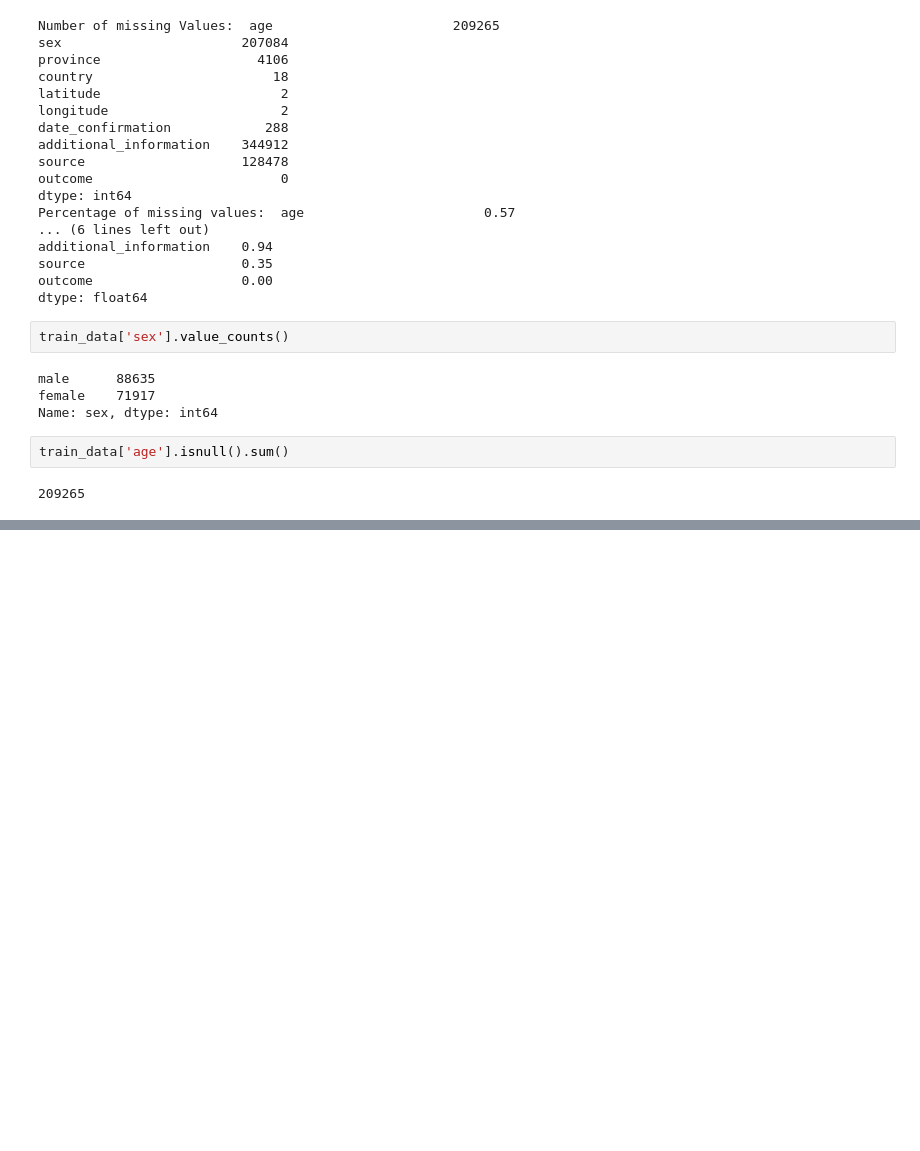
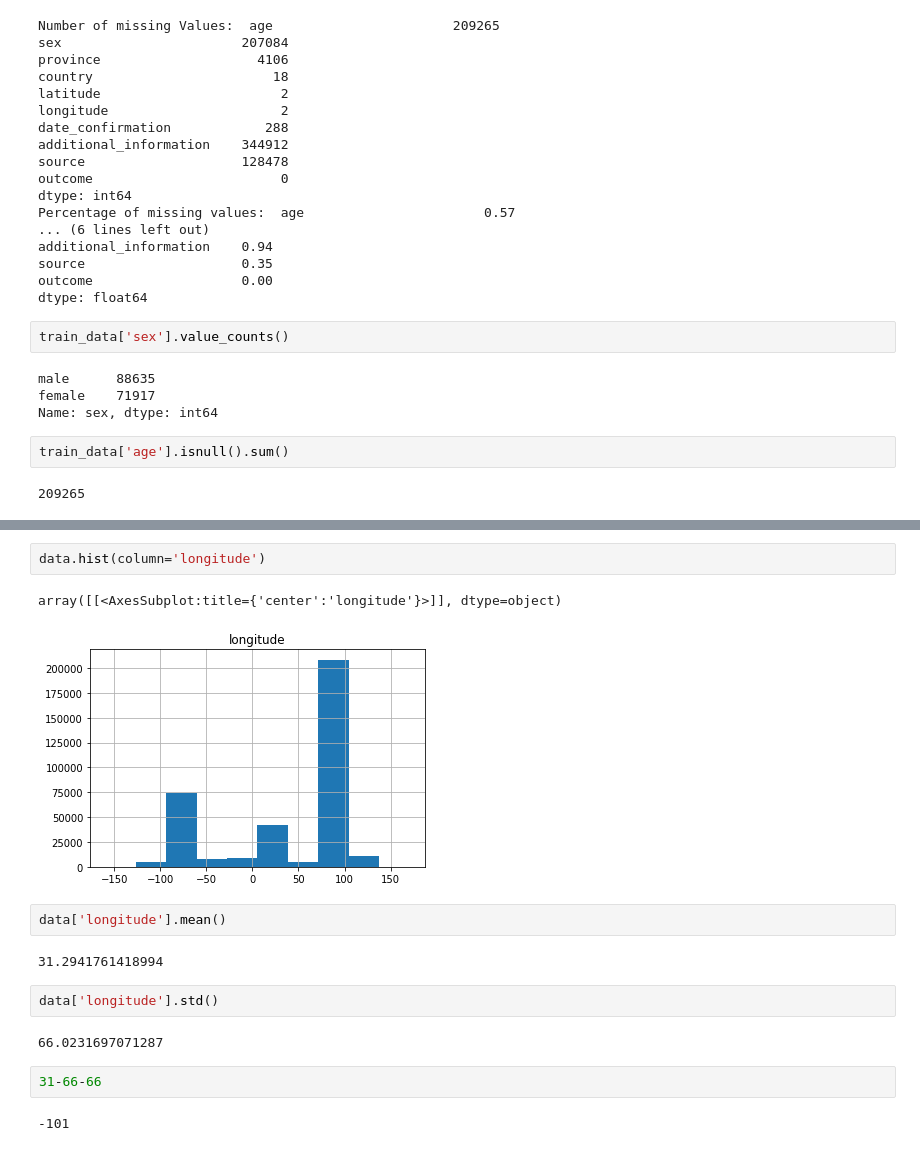
Before and after one commit to scotchontherocks31/cmpt459project, a Jupyter notebook: src/eda.ipynb, the cells around one changed output, grey strips where cells are left out. Drawn from its saved outputs; the diff is of its cells as text; blank space fills up the shorter version.

```diff
--- a/src/eda.ipynb
+++ b/src/eda.ipynb
@@ -68,0 +90,17 @@ train_data['age'].isnull().sum()
+# %%
+data.hist(column='longitude')
+# %% [output]
+array([[<AxesSubplot:title={'center':'longitude'}>]], dtype=object)
+[figure, added]
+# %%
+data['longitude'].mean()
+# %% [output]
+31.2941761418994
+# %%
+data['longitude'].std()
+# %% [output]
+66.0231697071287
+# %%
+31-66-66
+# %% [output]
+-101
```
Also changed, not shown: parts of 5 cells of this notebook, 1 other file.
